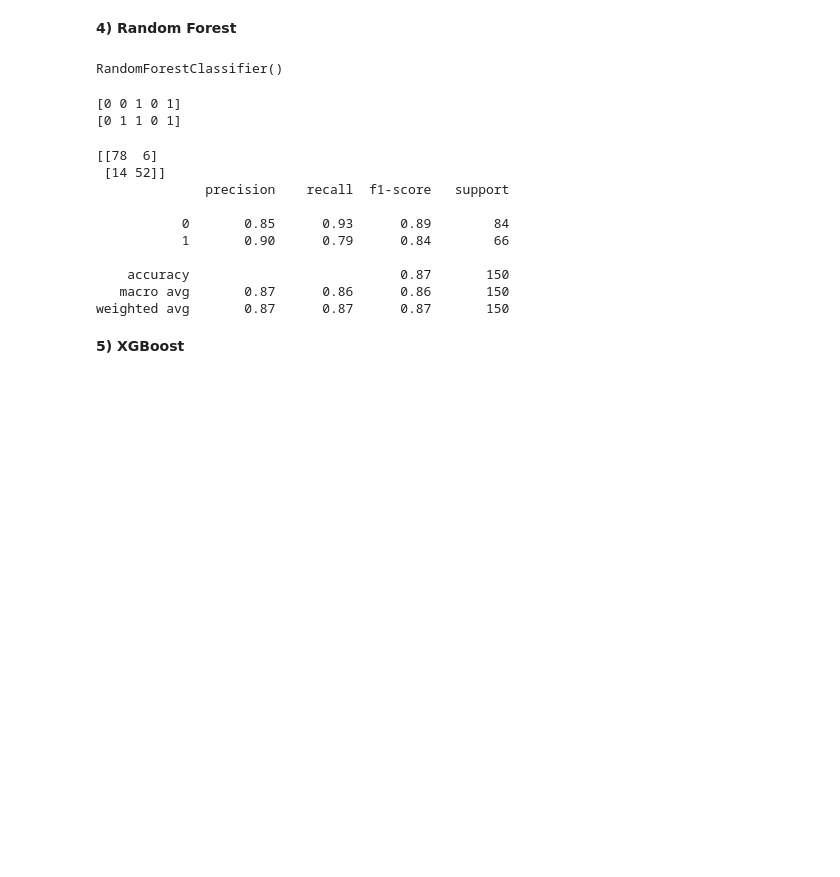
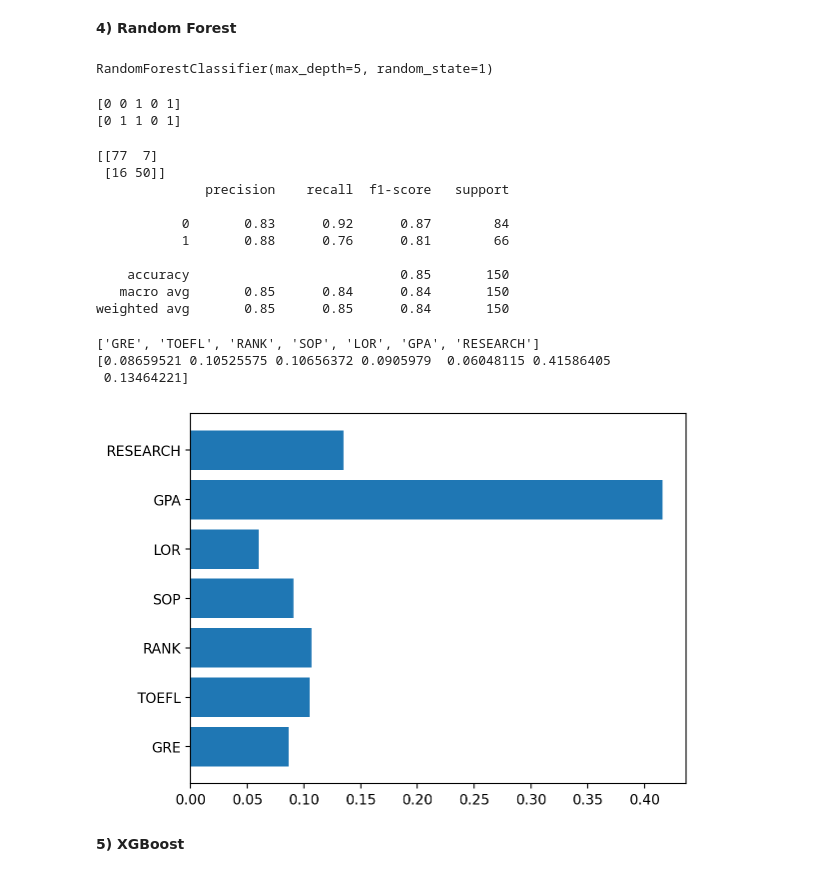
Before and after one commit to Leon-real/Study, a Jupyter notebook: 5.MachineLearning/JupyterFiles/7.ensemble_files/Ensemble_basic(Classification).ipynb, the cells around one changed output. Cells and saved outputs as stored; diff of their text form; code cells hidden in the pictures; blank space fills up the shorter version.

```diff
--- a/5.MachineLearning/JupyterFiles/7.ensemble_files/Ensemble_basic(Classification).ipynb
+++ b/5.MachineLearning/JupyterFiles/7.ensemble_files/Ensemble_basic(Classification).ipynb
@@ -176,12 +176,12 @@ weighted avg       0.85      0.85      0.85       150
 **4) Random Forest**
 # %%
 # 선언하기
-model = RandomForestClassifier()
+model = RandomForestClassifier(max_depth=5,random_state=1)
 # %%
 # 학습하기
 model.fit(x_train,y_train)
 # %% [output]
-RandomForestClassifier()
+RandomForestClassifier(max_depth=5, random_state=1)
 # %%
 # 예측하기
 y_pred = model.predict(x_test)
@@ -196,13 +196,13 @@ print(y_test[:5].values)
 print(confusion_matrix(y_test, y_pred))
 print(classification_report(y_test, y_pred))
 # %% [output]
-[[78  6]
- [14 52]]
+[[77  7]
+ [16 50]]
               precision    recall  f1-score   support
 
-           0       0.85      0.93      0.89        84
-           1       0.90      0.79      0.84        66
+           0       0.83      0.92      0.87        84
+           1       0.88      0.76      0.81        66
 
-    accuracy                           0.87       150
-   macro avg       0.87      0.86      0.86       150
-weighted avg       0.87      0.87      0.87       150
+    accuracy                           0.85       150
+   macro avg       0.85      0.84      0.84       150
+weighted avg       0.85      0.85      0.84       150
@@ -211,3 +209,15 @@ weighted avg       0.87      0.87      0.87       150
+# %%
+# Feature 중요도 확인
+print(list(x))
+print(model.feature_importances_)
+
+plt.barh(y=list(x), width=model.feature_importances_)
+plt.show()
+# %% [output]
+['GRE', 'TOEFL', 'RANK', 'SOP', 'LOR', 'GPA', 'RESEARCH']
+[0.08659521 0.10525575 0.10656372 0.0905979  0.06048115 0.41586405
+ 0.13464221]
+[figure, added]
 # %% [markdown]
 **5) XGBoost**
 # %%
```
Also changed, not shown: parts of 10 cells of this notebook.
